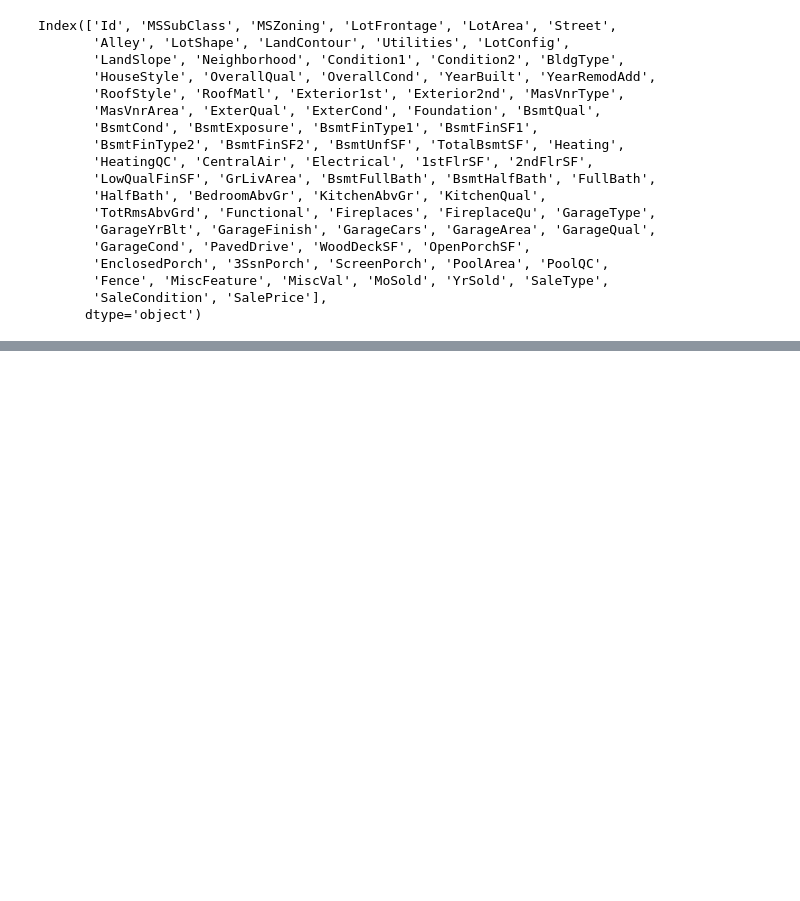
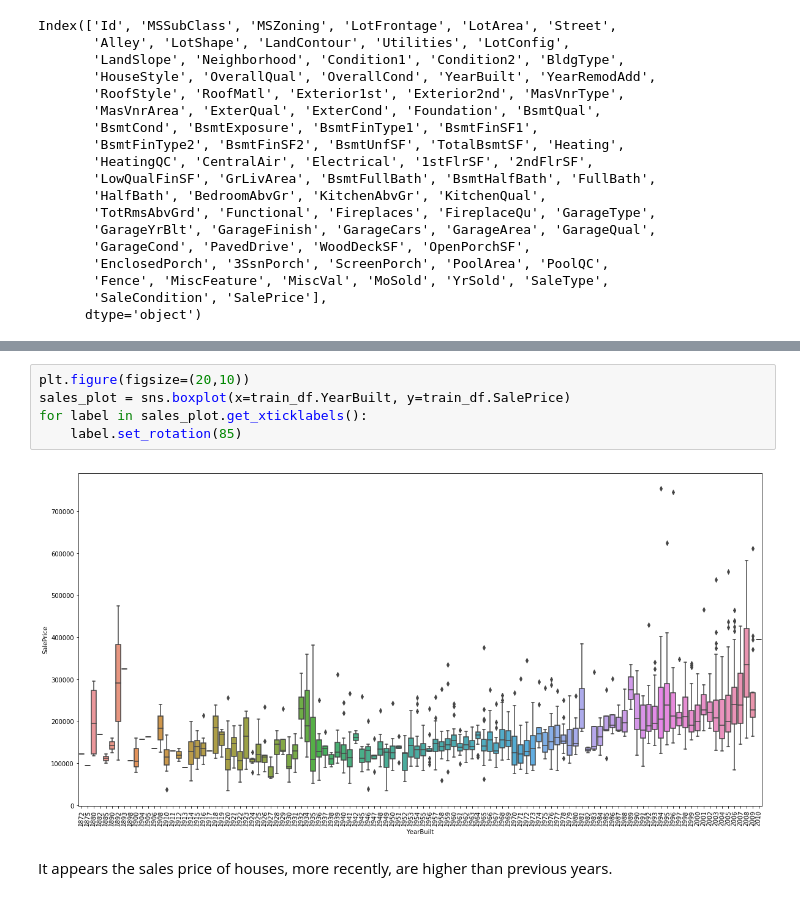
Before and after one commit to nellac77/house_prices, a Jupyter notebook: EDA.ipynb, the cells around one changed output, grey strips where cells are left out. Cells and saved outputs as stored; diff of their text form; blank space fills up the shorter version.

Commit message:
Update EDA notebook with a look at sales price over time and some other notes on the training data set

```diff
--- a/EDA.ipynb
+++ b/EDA.ipynb
@@ -111,0 +128,9 @@ Index(['Id', 'MSSubClass', 'MSZoning', 'LotFrontage', 'LotArea', 'Street',
+# %%
+plt.figure(figsize=(20,10))
+sales_plot = sns.boxplot(x=train_df.YearBuilt, y=train_df.SalePrice)
+for label in sales_plot.get_xticklabels():
+    label.set_rotation(85)
+# %% [output]
+[figure, added]
+# %% [markdown]
+It appears the sales price of houses, more recently, are higher than previous years.
```
Also changed, not shown: parts of 3 cells of this notebook.
